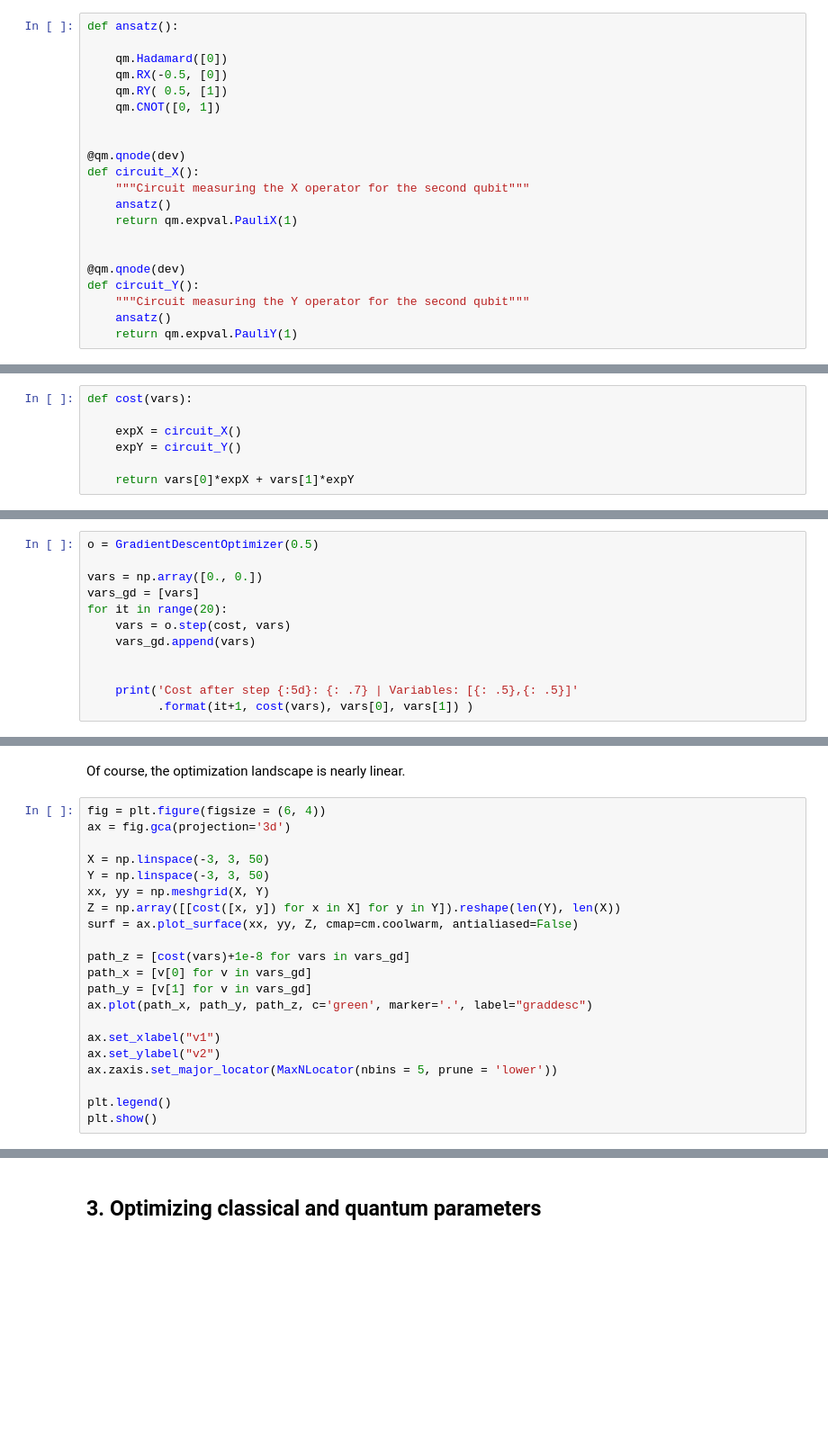
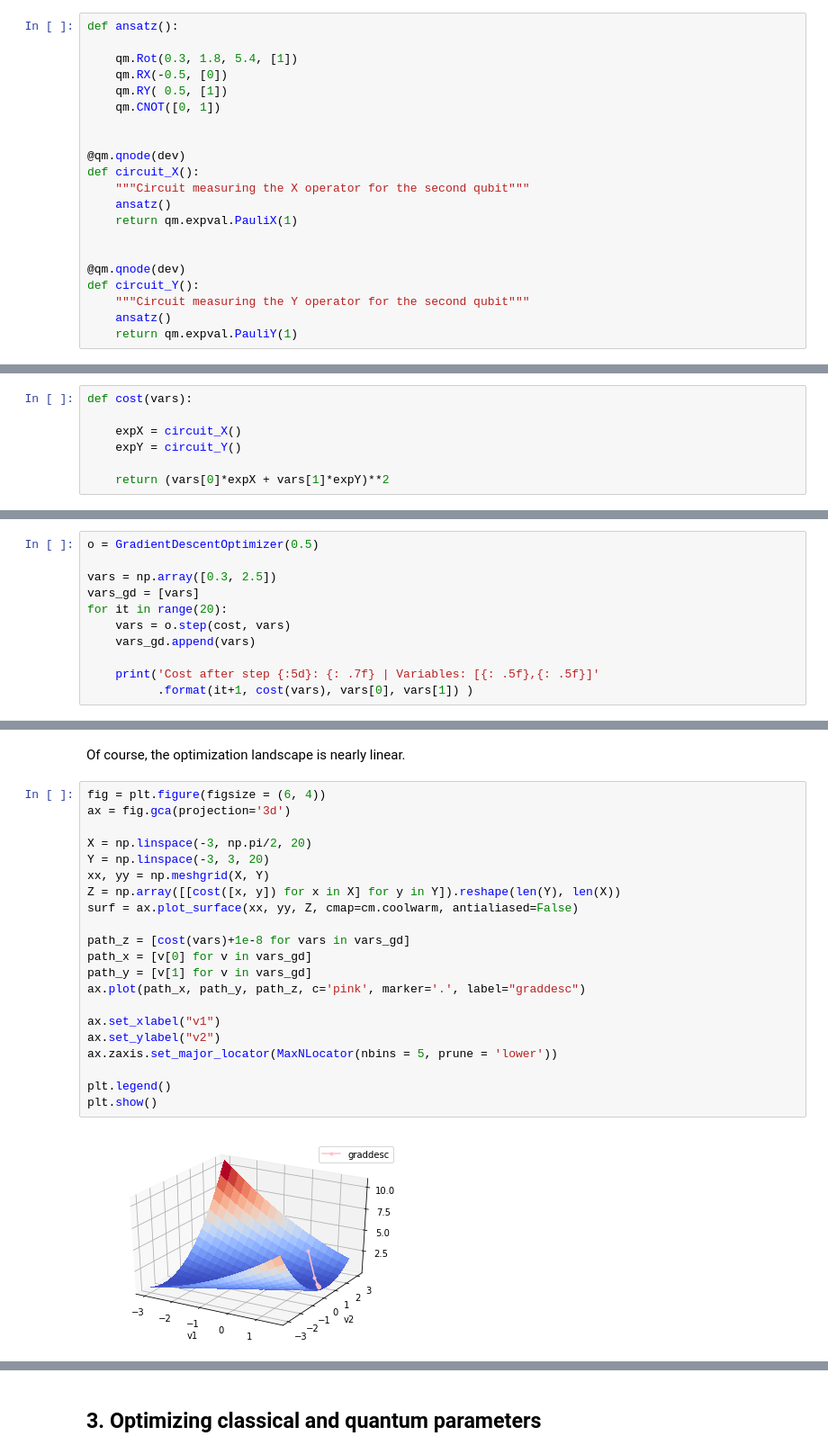
Before and after one commit to PennyLaneAI/pennylane-pq, a Jupyter notebook: demos/TutQ2_variational-quantum-eigensolver.ipynb, the cells around one changed output, grey strips where cells are left out. Shown at 90% size. Saved outputs shown, nothing was run; the diff lists cells and outputs as text; blank space fills up the shorter version.

```diff
--- a/demos/TutQ2_variational-quantum-eigensolver.ipynb
+++ b/demos/TutQ2_variational-quantum-eigensolver.ipynb
@@ -157,7 +160,7 @@ Instead of optimizing the circuit parameters, we can also use a fixed circuit,
 # %%
 def ansatz():
 
-    qm.Hadamard([0])
+    qm.Rot(0.3, 1.8, 5.4, [1])
     qm.RX(-0.5, [0])
     qm.RY( 0.5, [1])
     qm.CNOT([0, 1])
@@ -183,19 +186,18 @@ def cost(vars):
     expX = circuit_X()
     expY = circuit_Y()
 
-    return vars[0]*expX + vars[1]*expY
+    return (vars[0]*expX + vars[1]*expY)**2
 # %% [markdown]
 With this cost, ever smaller coefficients decrease the energy expectation.
 # %%
 o = GradientDescentOptimizer(0.5)
 
-vars = np.array([0., 0.])
+vars = np.array([0.3, 2.5])
 vars_gd = [vars]
 for it in range(20):
     vars = o.step(cost, vars)
     vars_gd.append(vars)
 
-
-    print('Cost after step {:5d}: {: .7} | Variables: [{: .5},{: .5}]'
+    print('Cost after step {:5d}: {: .7f} | Variables: [{: .5f},{: .5f}]'
           .format(it+1, cost(vars), vars[0], vars[1]) )
 # %% [output]
@@ -224,21 +226,23 @@ Of course, the optimization landscape is nearly linear.
 # %%
 fig = plt.figure(figsize = (6, 4))
 ax = fig.gca(projection='3d')
 
-X = np.linspace(-3, 3, 50)
-Y = np.linspace(-3, 3, 50)
+X = np.linspace(-3, np.pi/2, 20)
+Y = np.linspace(-3, 3, 20)
 xx, yy = np.meshgrid(X, Y)
 Z = np.array([[cost([x, y]) for x in X] for y in Y]).reshape(len(Y), len(X))
 surf = ax.plot_surface(xx, yy, Z, cmap=cm.coolwarm, antialiased=False)
 
 path_z = [cost(vars)+1e-8 for vars in vars_gd]
 path_x = [v[0] for v in vars_gd]
 path_y = [v[1] for v in vars_gd]
-ax.plot(path_x, path_y, path_z, c='green', marker='.', label="graddesc")
+ax.plot(path_x, path_y, path_z, c='pink', marker='.', label="graddesc")
 
 ax.set_xlabel("v1")
 ax.set_ylabel("v2")
 ax.zaxis.set_major_locator(MaxNLocator(nbins = 5, prune = 'lower'))
 
 plt.legend()
 plt.show()
+# %% [output]
+[figure, added]
```
Also changed, not shown: parts of 9 cells of this notebook, 6 other files.
